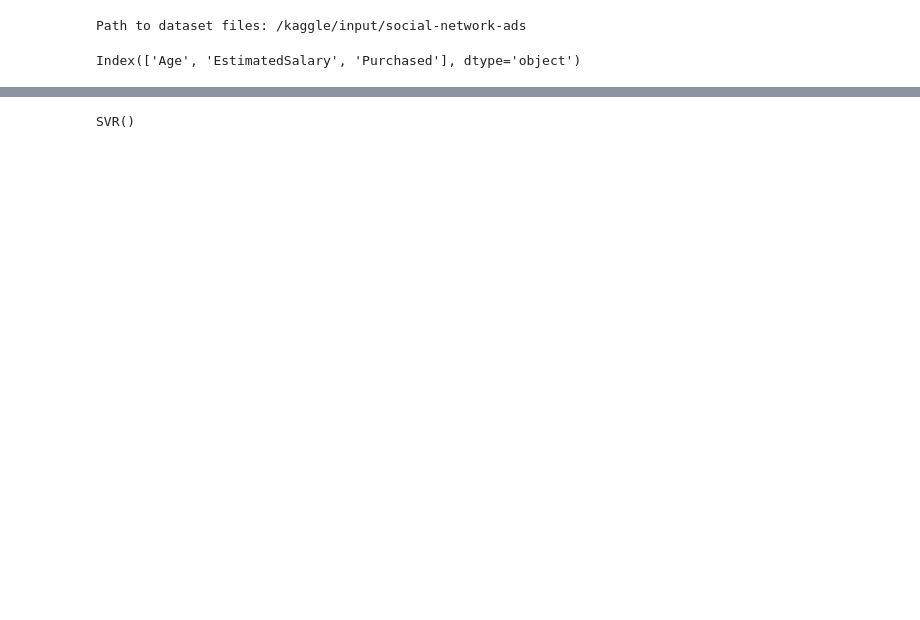
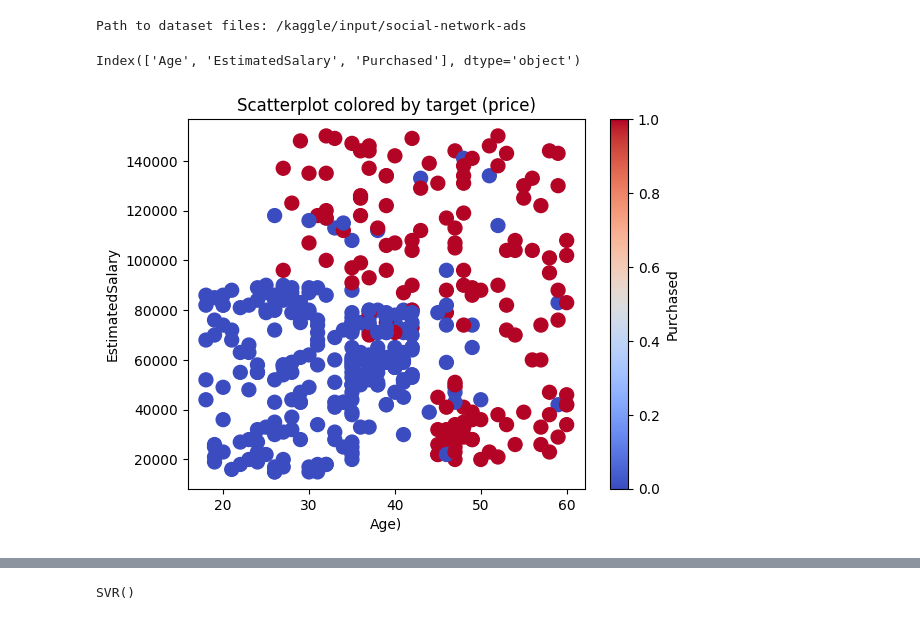
Before and after one commit to ShoryaDubey/ML, a Jupyter notebook: SVR_Remaining.ipynb, the cells around one changed output, grey strips where cells are left out. Drawn from its saved outputs; the diff is of its cells as text; code cells hidden in the pictures; blank space fills up the shorter version.

```diff
--- a/SVR_Remaining.ipynb
+++ b/SVR_Remaining.ipynb
@@ -21,4 +21,13 @@ df = pd.read_csv('/kaggle/input/social-network-ads/Social_Network_Ads.csv')
 print(df.columns)
 # %% [output]
 Index(['Age', 'EstimatedSalary', 'Purchased'], dtype='object')
+# %%
+plt.scatter(df["Age"], df["EstimatedSalary"], c=df["Purchased"], cmap="coolwarm", s=100)
+plt.xlabel("Age)")
+plt.ylabel("EstimatedSalary")
+plt.colorbar(label="Purchased")
+plt.title("Scatterplot colored by target (price)")
+plt.show()
+# %% [output]
+[figure, added]
 # %%
```
Also changed, not shown: parts of 7 cells of this notebook.
